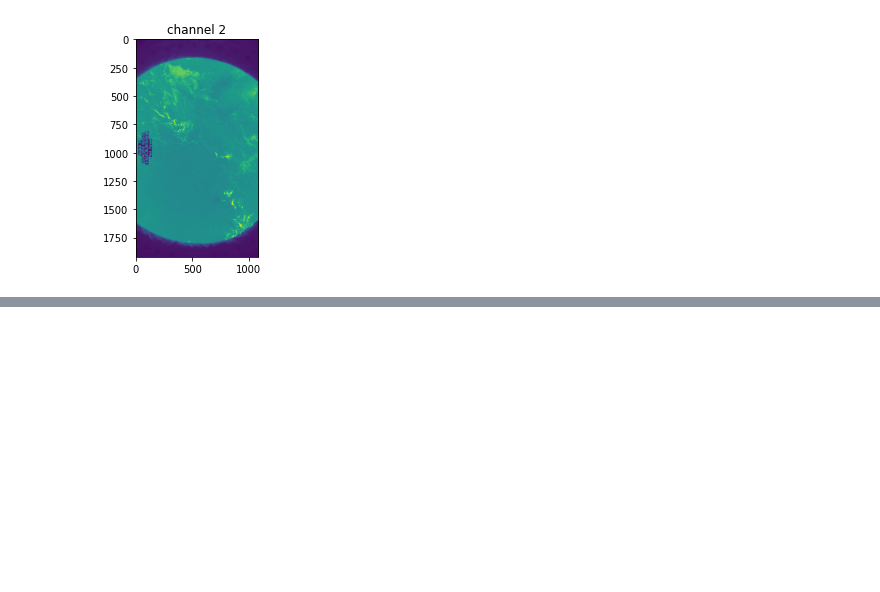
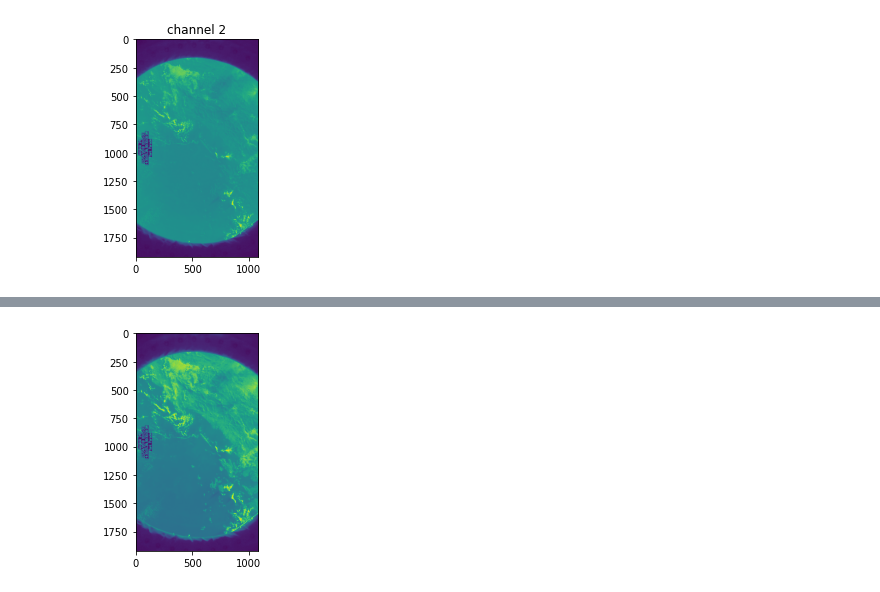
Before and after one commit to cl3m3nt/astropi, a Jupyter notebook: ndvi_getstarted.ipynb, the cells around one changed output, grey strips where cells are left out. Drawn from its saved outputs; the diff is of its cells as text; code cells hidden in the pictures; blank space fills up the shorter version.

```diff
--- a/ndvi_getstarted.ipynb
+++ b/ndvi_getstarted.ipynb
@@ -93,0 +103,5 @@ ValueError: operands could not be broadcast together with shapes (1920,1080) (19
+# %%
+plt.imshow(g)
+plt.show()
+# %% [output]
+[figure, added]
```
Also changed, not shown: parts of 21 cells of this notebook, 3 other files.
